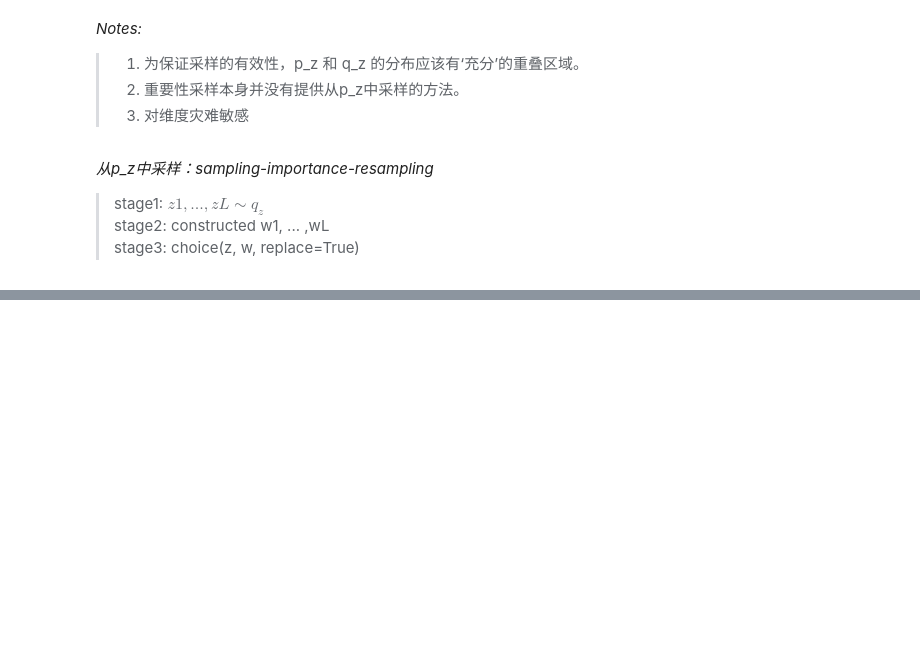
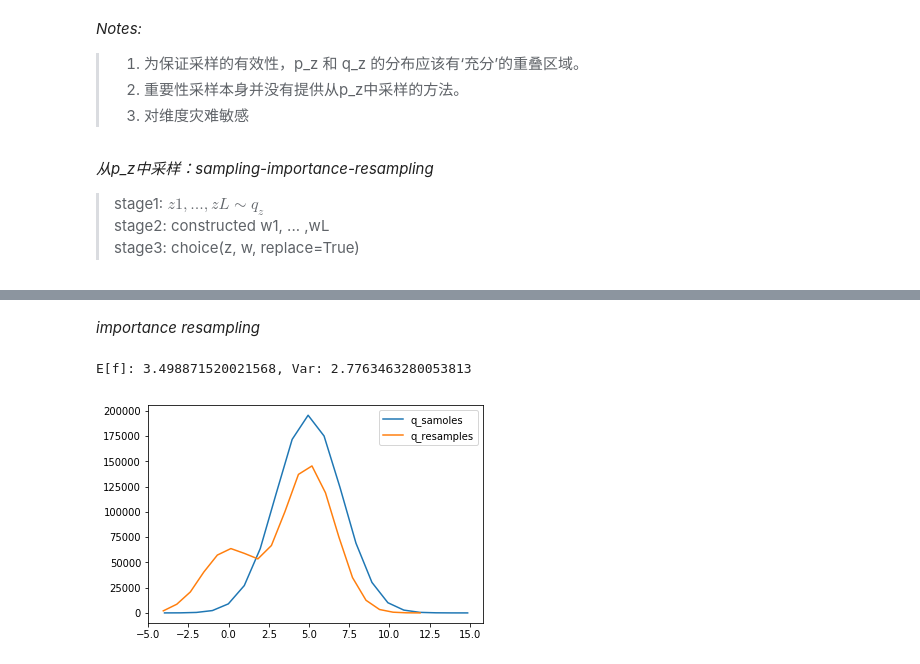
Before and after one commit to wudongming97/Codes, a Jupyter notebook: Simulations/mc.ipynb, the cells around one changed output, grey strips where cells are left out. Saved outputs shown, nothing was run; the diff lists cells and outputs as text; code cells hidden in the pictures; blank space fills up the shorter version.

```diff
--- a/Simulations/mc.ipynb
+++ b/Simulations/mc.ipynb
@@ -97,0 +115,7 @@ plt.plot(bins2, hist2)
+# %%
+L = 1000000
+# 从q_z中采L个样本,loc=0, scale=2
+q_samples = norm.rvs(size=L, loc=5, scale=2)
+q_q = q_z(q_samples)
+p_q = f_z(q_samples)
+r = p_q / q_q   # 未归一化的概率比用r表示
@@ -97,0 +138,18 @@ plt.plot(bins2, hist2)
+# %% [markdown]
+*importance resampling*
+# %%
+q_resamples = np.random.choice(q_samples, len(q_samples), True, w/np.sum(w))
+hist1, bins1 = np.histogram(q_samples, 20)
+bins1 = 0.5 * (bins1[1:] + bins1[:-1])
+plt.plot(bins1, hist1, label='q_samoles')
+hist2, bins2 = np.histogram(q_resamples, 20)
+bins2 = 0.5 * (bins2[1:] + bins2[:-1])
+plt.plot(bins2, hist2, label='q_resamples')
+plt.legend()
+
+e_fp = np.mean(q_resamples)
+v_fp = np.sqrt(np.var(q_resamples))
+print('E[f]: {}, Var: {}'.format(e_fp, v_fp))
+# %% [output]
+E[f]: 3.498871520021568, Var: 2.7763463280053813
+[figure, added]
```
Also changed, not shown: parts of 7 cells of this notebook.
